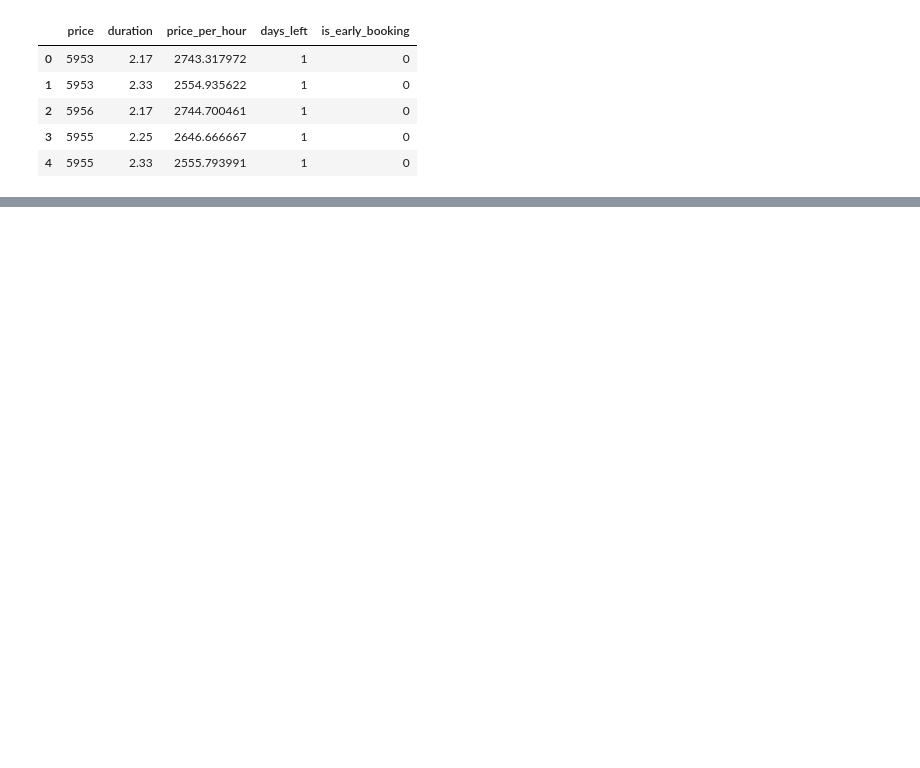
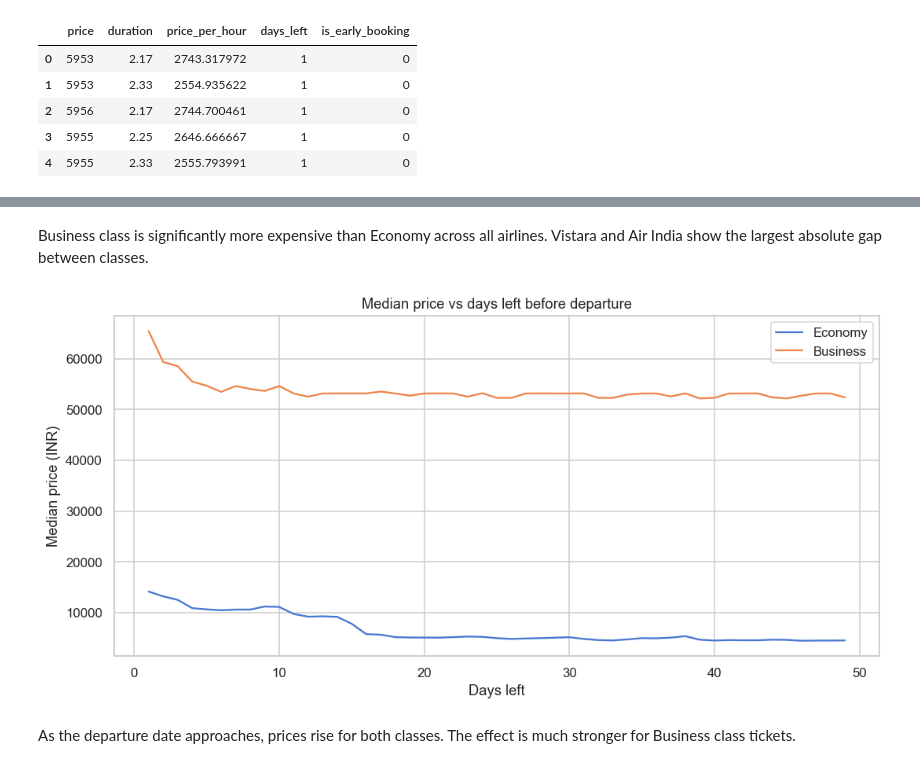
Before and after one commit to sofyakazykina/Flight-Price-Prediction, a Jupyter notebook: flight_analysis.ipynb, the cells around one changed output, grey strips where cells are left out. Cells and saved outputs as stored; diff of their text form; code cells hidden in the pictures; blank space fills up the shorter version.

```diff
--- a/flight_analysis.ipynb
+++ b/flight_analysis.ipynb
@@ -303,0 +314,20 @@ df[["price", "duration", "price_per_hour", "days_left", "is_early_booking"]].hea
+# %% [markdown]
+Business class is significantly more expensive than Economy across all airlines.
+Vistara and Air India show the largest absolute gap between classes.
+# %%
+# 2. Median price vs days_left by class
+plt.figure(figsize=(10, 5))
+for cls in df["class"].unique():
+    subset = df[df["class"] == cls].groupby("days_left")["price"].median()
+    plt.plot(subset.index, subset.values, label=cls)
+plt.title("Median price vs days left before departure")
+plt.xlabel("Days left")
+plt.ylabel("Median price (INR)")
+plt.legend()
+plt.tight_layout()
+plt.show()
+# %% [output]
+[figure, added]
+# %% [markdown]
+As the departure date approaches, prices rise for both classes.
+The effect is much stronger for Business class tickets.
```
Also changed, not shown: parts of 14 cells of this notebook.
